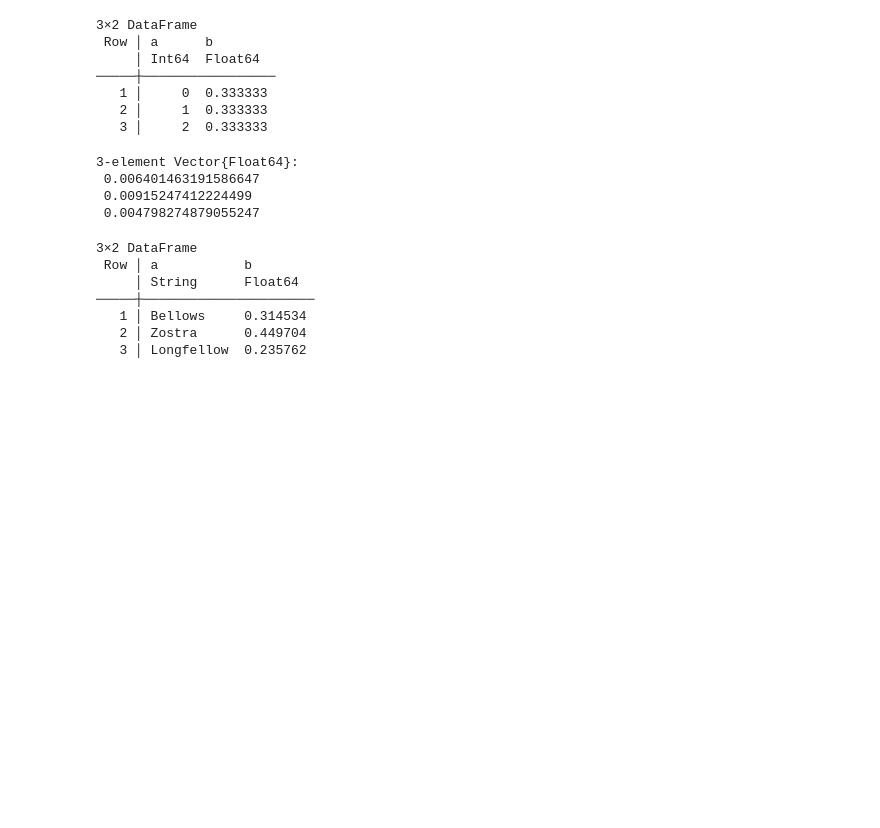
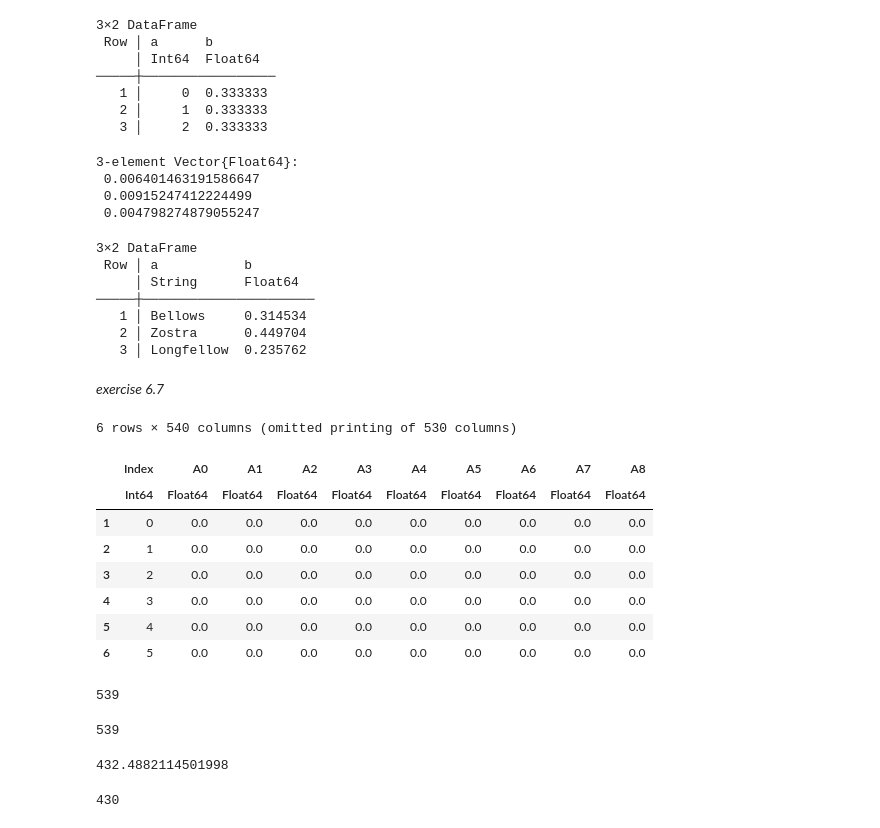
Before and after one commit to bwanab/ThinkBayes.jl, a Jupyter notebook: notebooks/think_bayes_in_julia_chapter_6.ipynb, the cells around one changed output. Drawn from its saved outputs; the diff is of its cells as text; code cells hidden in the pictures; blank space fills up the shorter version.

```diff
--- a/notebooks/think_bayes_in_julia_chapter_6.ipynb
+++ b/notebooks/think_bayes_in_julia_chapter_6.ipynb
@@ -303,3 +303,43 @@ pmf_from_seq(players, probs(posterior))
    1 │ Bellows     0.314534
    2 │ Zostra      0.449704
    3 │ Longfellow  0.235762
+# %% [markdown]
+_exercise 6.7_
+# %%
+function honesty(n, n_honest)
+    n_dishonest = n - n_honest
+    dist_honest = make_binomial(n_honest, 0.5)
+    dist_dishonest = make_binomial(n_dishonest, 0.9)
+    probs(add_dist(dist_honest, dist_dishonest))
+end
+
+n=538
+table=DataFrame(vcat([0:n], [honesty(n, ns) for ns in 0:n]), vcat([:Index], [Symbol("A"*string(x)) for x in 0:n]))
+first(table, 6)
+# %% [output]
+6 rows × 540 columns (omitted printing of 530 columns)
+|  | Index | A0 | A1 | A2 | A3 | A4 | A5 | A6 | A7 | A8 |
+|  | Int64 | Float64 | Float64 | Float64 | Float64 | Float64 | Float64 | Float64 | Float64 | Float64 |
+| 1 | 0 | 0.0 | 0.0 | 0.0 | 0.0 | 0.0 | 0.0 | 0.0 | 0.0 | 0.0 |
+| 2 | 1 | 0.0 | 0.0 | 0.0 | 0.0 | 0.0 | 0.0 | 0.0 | 0.0 | 0.0 |
+| 3 | 2 | 0.0 | 0.0 | 0.0 | 0.0 | 0.0 | 0.0 | 0.0 | 0.0 | 0.0 |
+| 4 | 3 | 0.0 | 0.0 | 0.0 | 0.0 | 0.0 | 0.0 | 0.0 | 0.0 | 0.0 |
+| 5 | 4 | 0.0 | 0.0 | 0.0 | 0.0 | 0.0 | 0.0 | 0.0 | 0.0 | 0.0 |
+| 6 | 5 | 0.0 | 0.0 | 0.0 | 0.0 | 0.0 | 0.0 | 0.0 | 0.0 | 0.0 |
+# %%
+outperform = 312
+likelihood = Iterators.drop(values(loc(table, outperform)), 1);
+length(likelihood)
+# %% [output]
+539
+# %%
+hypos = 0:538
+prior=pmf_from_seq(hypos)
+length(probs(prior))
+# %% [output]
+539
+# %%
+posterior = prior * likelihood
+mean(posterior)
+# %% [output]
+432.4882114501998
@@ -305,0 +348,4 @@ pmf_from_seq(players, probs(posterior))
+# %%
+max_prob(posterior)
+# %% [output]
+430
```
Also changed, not shown: parts of 2 cells of this notebook.
